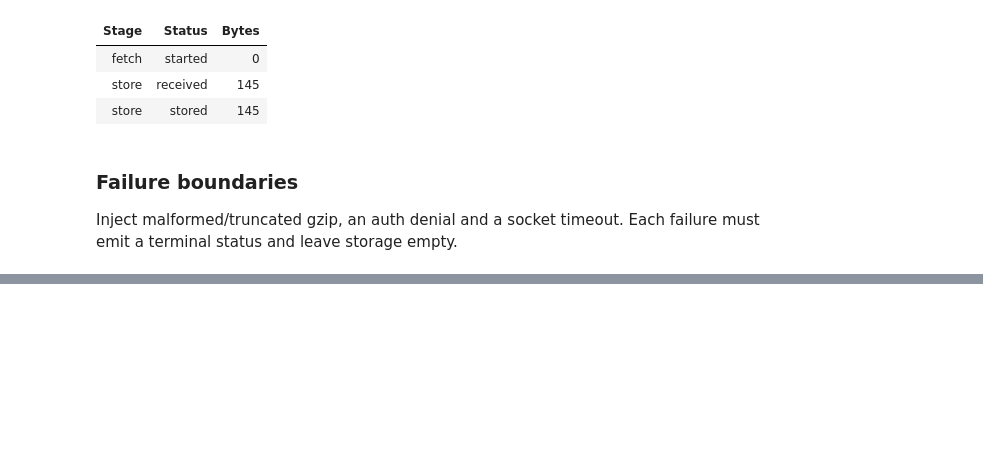
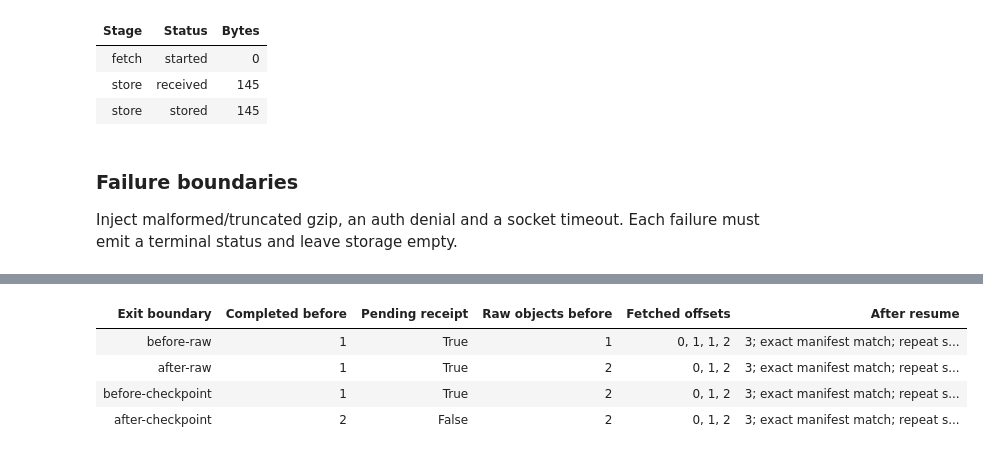
Before and after one commit to lixuanguang/alpha-research-lab-private, a Jupyter notebook: examples/research-foundations.ipynb, the cells around one changed output, grey strips where cells are left out. Drawn from its saved outputs; the diff is of its cells as text; code cells hidden in the pictures; blank space fills up the shorter version.

```diff
--- a/examples/research-foundations.ipynb
+++ b/examples/research-foundations.ipynb
@@ -1250,0 +1260,93 @@ The transport validates HTTP/gzip integrity; semantic frame validation, disconne
+# %%
+# project library imports
+from alpha_research.data.manifests import AcquisitionManifest
+from alpha_research.data.providers.tardis.transport import TardisTransport
+from alpha_research.pipelines.acquisition import acquire
+
+
+class NotebookResume:
+    """Drive retained synthetic process fixtures and inspect their saved checkpoints."""
+
+    @staticmethod
+    def process(destination: Path, run_path: Path, point: str) -> subprocess.CompletedProcess[str]:
+        """Start the candidate installed interpreter outside the checkout."""
+        return subprocess.run(
+            [sys.executable, "-I", str(root / "tests/fixtures/mr06/acquire.py"),
+             str(destination), str(run_path), point],
+            cwd=destination, capture_output=True, text=True, timeout=30, check=False,
+        )
+
+    @staticmethod
+    def clock() -> datetime:
+        """Provide the fixture's fixed UTC instant for deterministic comparisons."""
+        return datetime(2026, 9, 15, tzinfo=UTC)
+
+
+resume_run = replace(
+    acquisition_manifest,
+    job=replace(acquisition_manifest.job, end=acquisition_manifest.job.start + timedelta(minutes=3)),
+)
+resume_rows = []
+resume_failures = []
+with TemporaryDirectory(prefix="mr06-notebook-") as directory:
+    resume_root = Path(directory)
+    run_path = resume_root / "run.json"
+    run_path.write_bytes(domain_codec.encode_json(resume_run))
+    baseline = resume_root / "baseline"
+    (baseline / "raw").mkdir(parents=True)
+    result = NotebookResume.process(baseline, run_path, "none")
+    assert result.returncode == 0, result.stderr
+    expected_manifest = (baseline / "manifest.json").read_bytes()
+    expected_state = domain_codec.decode_json(expected_manifest, AcquisitionManifest)
+    assert len(expected_state.completed) == 3 and expected_state.pending is None
+    for point in ("before-raw", "after-raw", "before-checkpoint", "after-checkpoint"):
+        destination = resume_root / point
+        (destination / "raw").mkdir(parents=True)
+        result = NotebookResume.process(destination, run_path, point)
+        assert result.returncode == 75, result.stderr
+        checkpoint = domain_codec.decode_json((destination / "manifest.json").read_bytes(), AcquisitionManifest)
+        raw_count = len([p for p in (destination / "raw").iterdir() if not p.name.startswith(".")])
+        result = NotebookResume.process(destination, run_path, "none")
+        assert result.returncode == 0, result.stderr
+        assert (destination / "manifest.json").read_bytes() == expected_manifest
+        fetches = (destination / "fetches.txt").read_text().splitlines()
+        assert fetches == (["0", "1", "1", "2"] if point == "before-raw" else ["0", "1", "2"])
+        result = NotebookResume.process(destination, run_path, "none")
+        assert result.returncode == 0, result.stderr
+        assert (destination / "fetches.txt").read_text().splitlines() == fetches
+        resume_rows.append((point, len(checkpoint.completed), checkpoint.pending is not None,
+                            raw_count, ", ".join(fetches), "3; exact manifest match; repeat skips all"))
+    NotebookDisplay.show_table(
+        ("Exit boundary", "Completed before", "Pending receipt", "Raw objects before", "Fetched offsets", "After resume"),
+        resume_rows,
+    )
+    NotebookDisplay.show_table(("Offset", "Request identity", "Gzip digest", "Original receipt"), [
+        (request.offset_minutes, descriptor.request_identity[:16], descriptor.sha256[:16], descriptor.ts_received)
+        for request, descriptor in zip(SourceRequest.partition(resume_run), expected_state.completed)
+    ])
+    for label in ("missing", "mutated"):
+        destination = resume_root / label
+        (destination / "raw").mkdir(parents=True)
+        (destination / "manifest.json").write_bytes(expected_manifest)
+        for original in (baseline / "raw").iterdir():
+            (destination / "raw" / original.name).write_bytes(original.read_bytes())
+        damaged = destination / "raw" / expected_state.completed[0].sha256
+        if label == "missing":
+            damaged.unlink()
+        else:
+            payload = damaged.read_bytes()
+            damaged.write_bytes(b"X" + payload[1:])
+        result = NotebookResume.process(destination, run_path, "none")
+        assert result.returncode != 0 and not (destination / "fetches.txt").exists()
+        expected_error = "FileNotFoundError" if label == "missing" else "SHA-256 mismatch"
+        assert expected_error in result.stderr
+        assert (destination / "manifest.json").read_bytes() == expected_manifest
+        resume_failures.append((f"Completed object {label}", expected_error, 0, "No source access; manifest retained"))
+NotebookDisplay.show_table(("Failure", "Rejection", "Fetches", "Retained state"), resume_failures)
+print("NB 06: four process interruptions recovered; three unique completions; completed bytes fail closed.")
+# %% [output]
+| Exit boundary | Completed before | Pending receipt | Raw objects before | Fetched offsets | After resume |
+| before-raw | 1 | True | 1 | 0, 1, 1, 2 | 3; exact manifest match; repeat s... |
+| after-raw | 1 | True | 2 | 0, 1, 2 | 3; exact manifest match; repeat s... |
+| before-checkpoint | 1 | True | 2 | 0, 1, 2 | 3; exact manifest match; repeat s... |
+| after-checkpoint | 2 | False | 2 | 0, 1, 2 | 3; exact manifest match; repeat s... |
```
Also changed, not shown: parts of 12 cells of this notebook, 11 other files.
